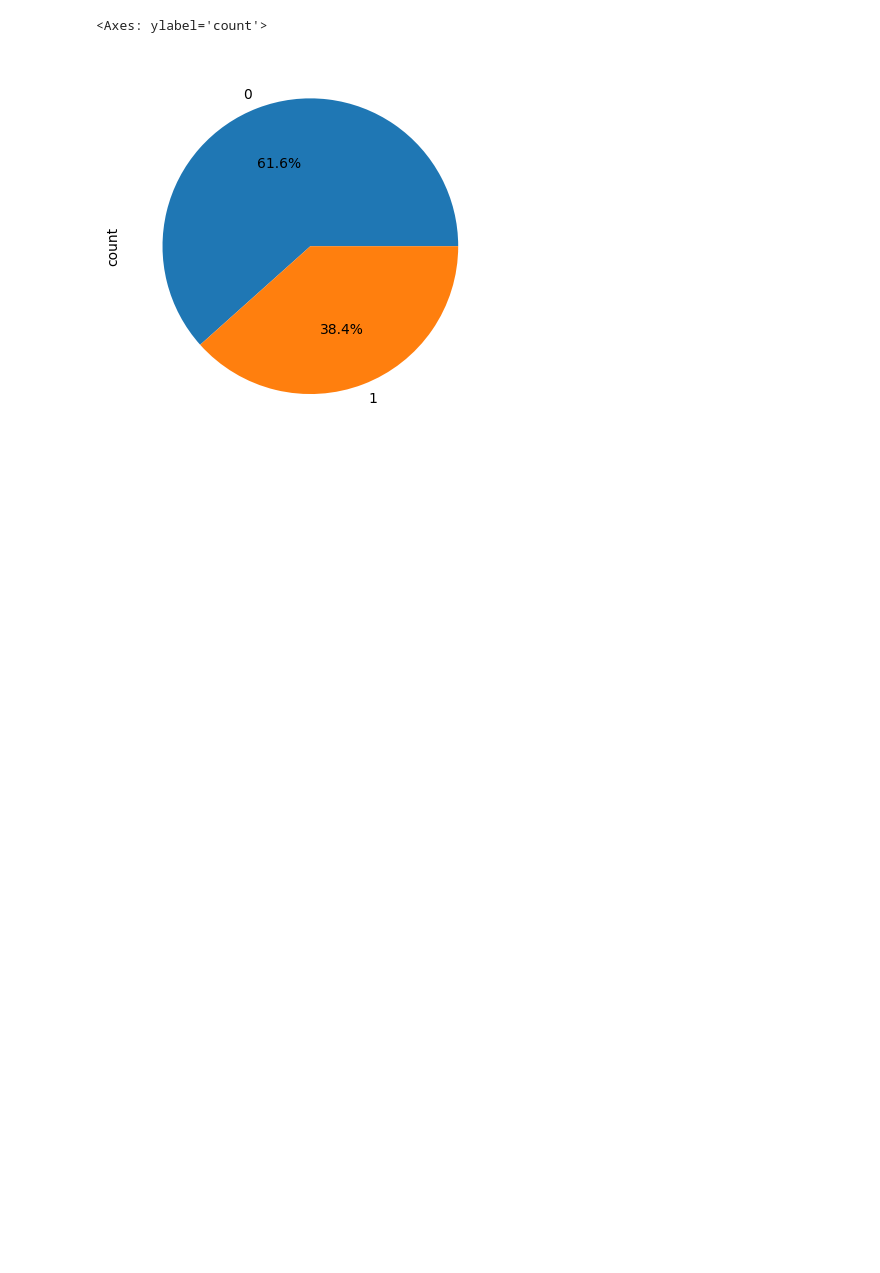
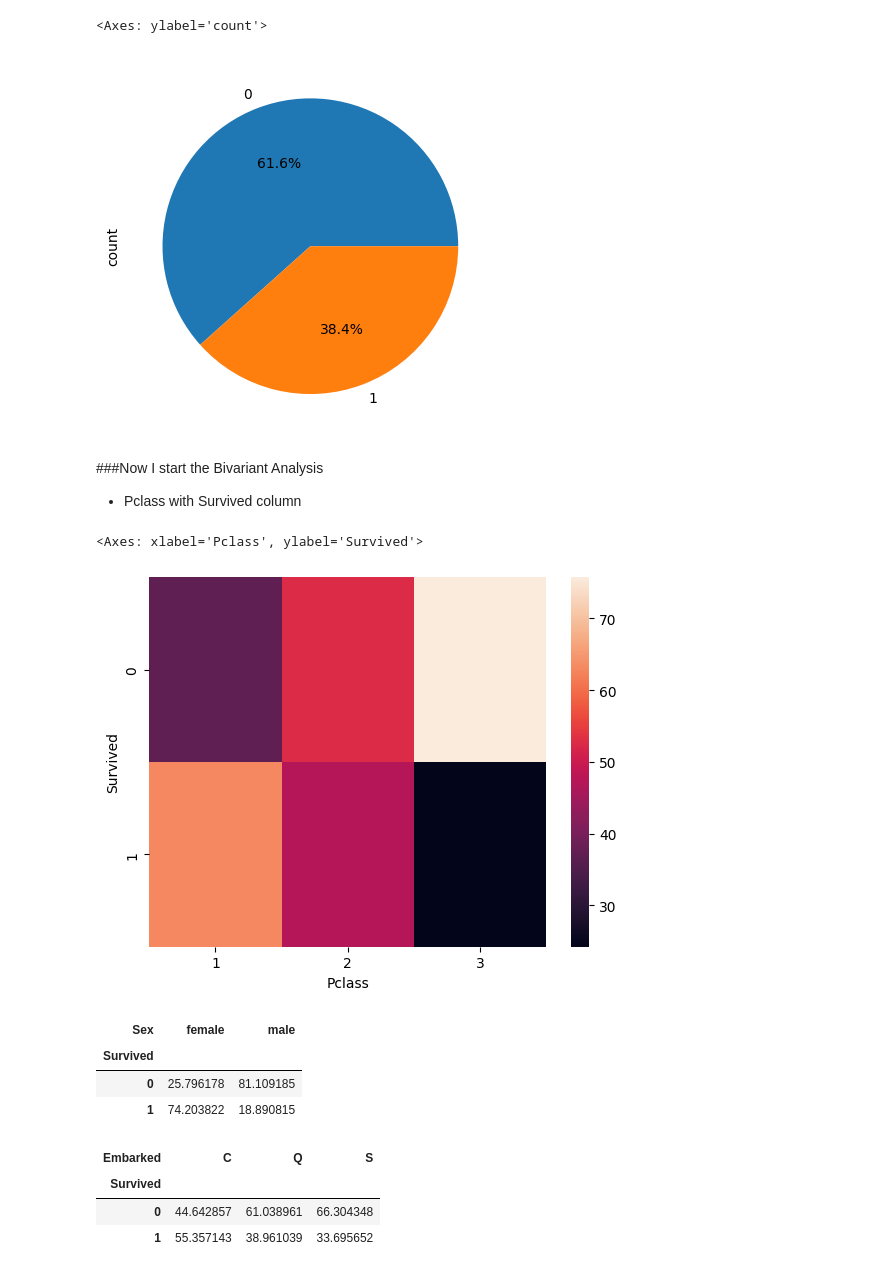
Before and after one commit to raj-coding1/EdaAnalysis, a Jupyter notebook: TitanicDatasetEDA.ipynb, the cells around one changed output. Cells and saved outputs as stored; diff of their text form; code cells hidden in the pictures; blank space fills up the shorter version.

```diff
--- a/TitanicDatasetEDA.ipynb
+++ b/TitanicDatasetEDA.ipynb
@@ -267,3 +264,12 @@ df_train['Survived'].value_counts().plot(kind='pie', autopct = '%0.1f%%')
 # %% [output]
 <Axes: ylabel='count'>
 [figure]
+# %% [markdown]
+###Now I start the Bivariant Analysis
+- Pclass with Survived column
+# %%
+#both are categorical column
+sns.heatmap(pd.crosstab(df_train['Survived'],df_train['Pclass'],normalize='columns')*100)
+# %% [output]
+<Axes: xlabel='Pclass', ylabel='Survived'>
+[figure, added]
@@ -269,0 +278,14 @@ df_train['Survived'].value_counts().plot(kind='pie', autopct = '%0.1f%%')
+# %%
+pd.crosstab(df_train['Survived'],df_train['Sex'],normalize='columns')*100
+# %% [output]
+| Sex | female | male |
+| Survived |  |  |
+| 0 | 25.796178 | 81.109185 |
+| 1 | 74.203822 | 18.890815 |
+# %%
+pd.crosstab(df_train['Survived'],df_train['Embarked'],normalize='columns')*100
+# %% [output]
+| Embarked | C | Q | S |
+| Survived |  |  |  |
+| 0 | 44.642857 | 61.038961 | 66.304348 |
+| 1 | 55.357143 | 38.961039 | 33.695652 |
```
Also changed, not shown: parts of 18 cells of this notebook.
